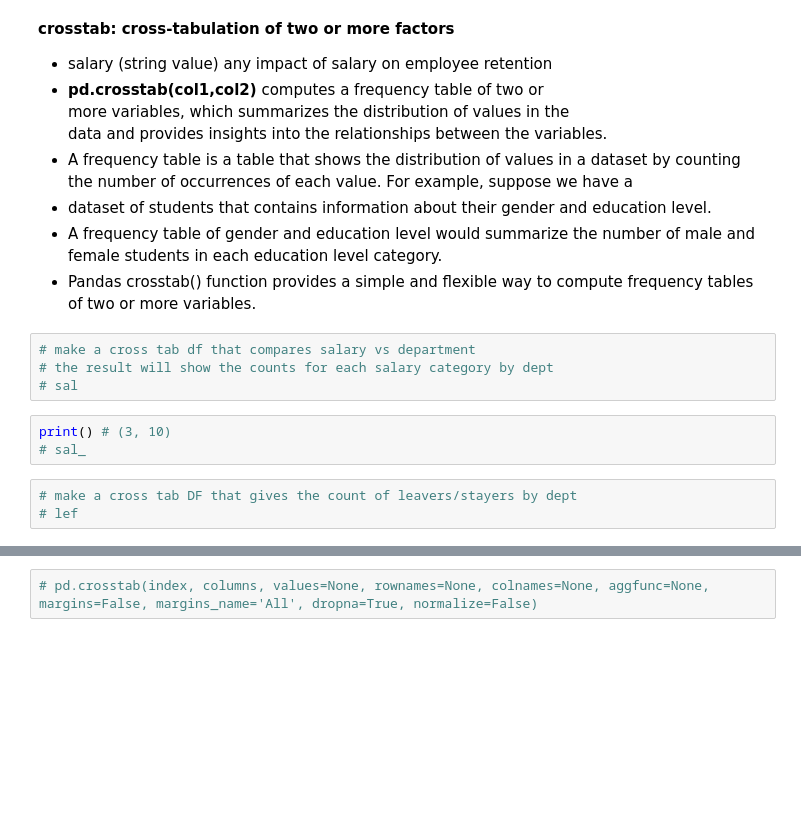
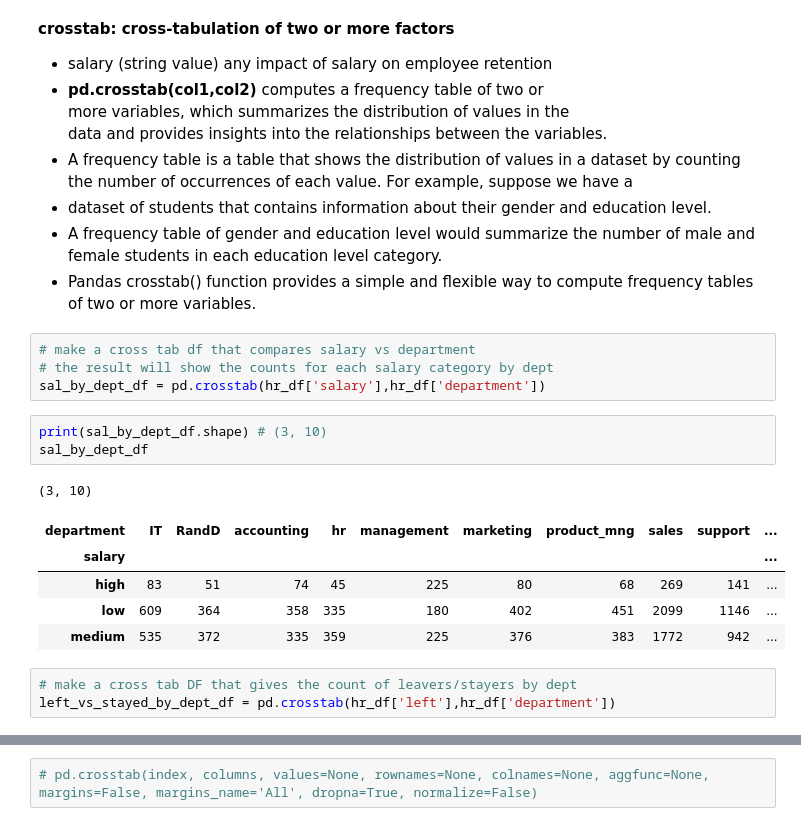
Before and after one commit to brianmccln/Python-Machine-Learning-TMobile-OCt-2025, a Jupyter notebook: __START/_ML_2.5_LogisticRegression_Predict_Employee_Retention_START.ipynb, the cells around one changed output, grey strips where cells are left out. Drawn from its saved outputs; the diff is of its cells as text; blank space fills up the shorter version.

```diff
--- a/__START/_ML_2.5_LogisticRegression_Predict_Employee_Retention_START.ipynb
+++ b/__START/_ML_2.5_LogisticRegression_Predict_Employee_Retention_START.ipynb
@@ -315,10 +315,17 @@ frequency tables of two or more variables.
 # %%
 # make a cross tab df that compares salary vs department
 # the result will show the counts for each salary category by dept
-# sal
+sal_by_dept_df = pd.crosstab(hr_df['salary'],hr_df['department'])
 # %%
-print() # (3, 10)
-# sal_
+print(sal_by_dept_df.shape) # (3, 10)
+sal_by_dept_df
+# %% [output]
+(3, 10)
+| department | IT | RandD | accounting | hr | management | marketing | product_mng | sales | support | ... |
+| salary |  |  |  |  |  |  |  |  |  | ... |
+| high | 83 | 51 | 74 | 45 | 225 | 80 | 68 | 269 | 141 | ... |
+| low | 609 | 364 | 358 | 335 | 180 | 402 | 451 | 2099 | 1146 | ... |
+| medium | 535 | 372 | 335 | 359 | 225 | 376 | 383 | 1772 | 942 | ... |
 # %%
 # make a cross tab DF that gives the count of leavers/stayers by dept
-# lef
+left_vs_stayed_by_dept_df = pd.crosstab(hr_df['left'],hr_df['department'])
```
Also changed, not shown: parts of 7 cells of this notebook.
